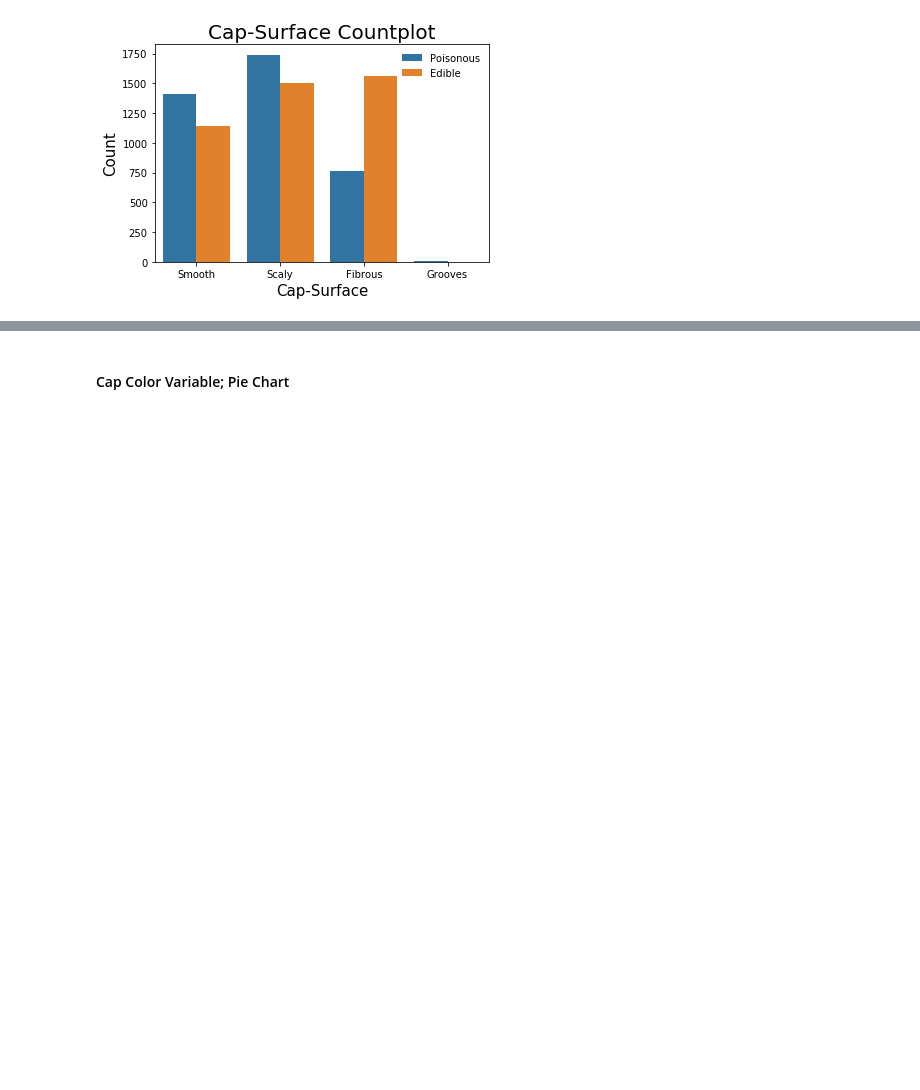
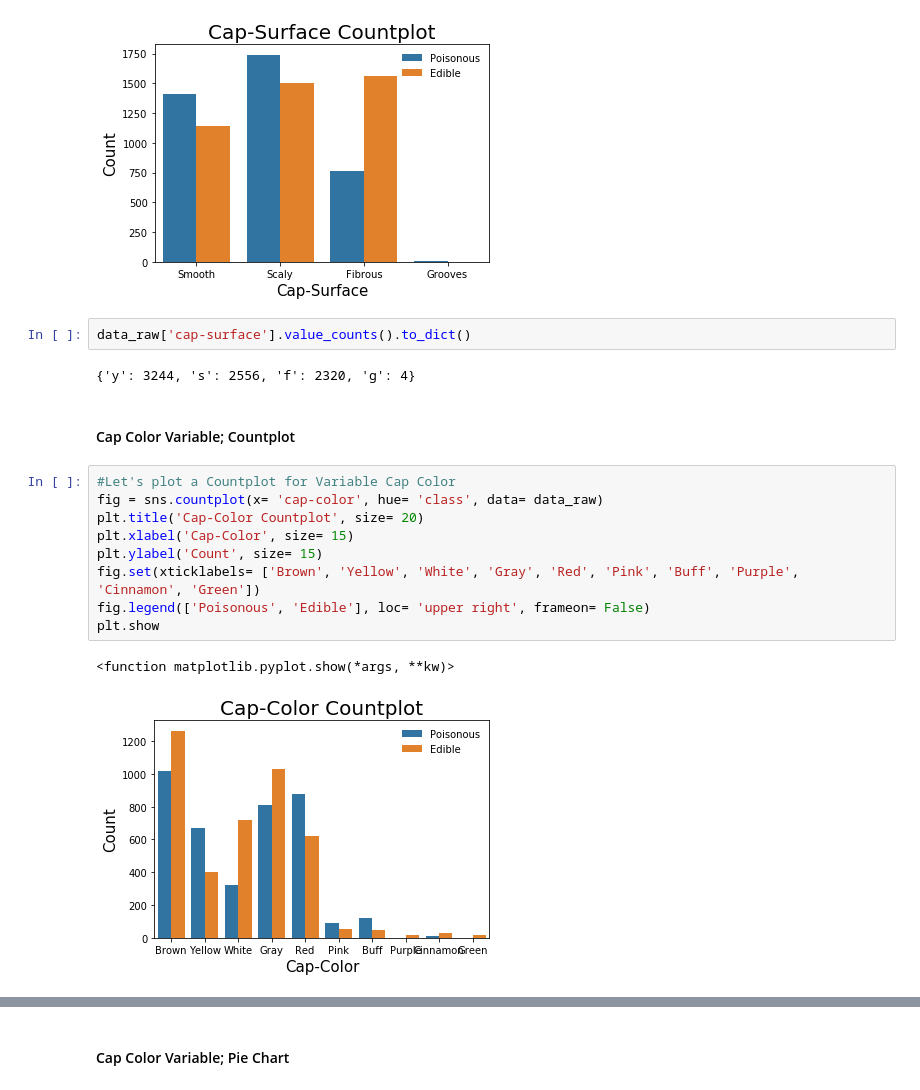
Before and after one commit to akshaynayanravi/mushrooms_classes, a Jupyter notebook: mushroom_types_classification.ipynb, the cells around one changed output, grey strips where cells are left out. Drawn from its saved outputs; the diff is of its cells as text; blank space fills up the shorter version.

Commit message:
updated data visualization section

```diff
--- a/mushroom_types_classification.ipynb
+++ b/mushroom_types_classification.ipynb
@@ -133,3 +137,21 @@ plt.show
 # %% [output]
 <function matplotlib.pyplot.show(*args, **kw)>
 [figure]
+# %%
+data_raw['cap-surface'].value_counts().to_dict()
+# %% [output]
+{'y': 3244, 's': 2556, 'f': 2320, 'g': 4}
+# %% [markdown]
+#### Cap Color Variable; Countplot
+# %%
+#Let's plot a Countplot for Variable Cap Color
+fig = sns.countplot(x= 'cap-color', hue= 'class', data= data_raw)
+plt.title('Cap-Color Countplot', size= 20)
+plt.xlabel('Cap-Color', size= 15)
+plt.ylabel('Count', size= 15)
+fig.set(xticklabels= ['Brown', 'Yellow', 'White', 'Gray', 'Red', 'Pink', 'Buff', 'Purple', 'Cinnamon', 'Green'])
+fig.legend(['Poisonous', 'Edible'], loc= 'upper right', frameon= False)
+plt.show
+# %% [output]
+<function matplotlib.pyplot.show(*args, **kw)>
+[figure, added]
```
Also changed, not shown: parts of 4 cells of this notebook, 1 other file.
